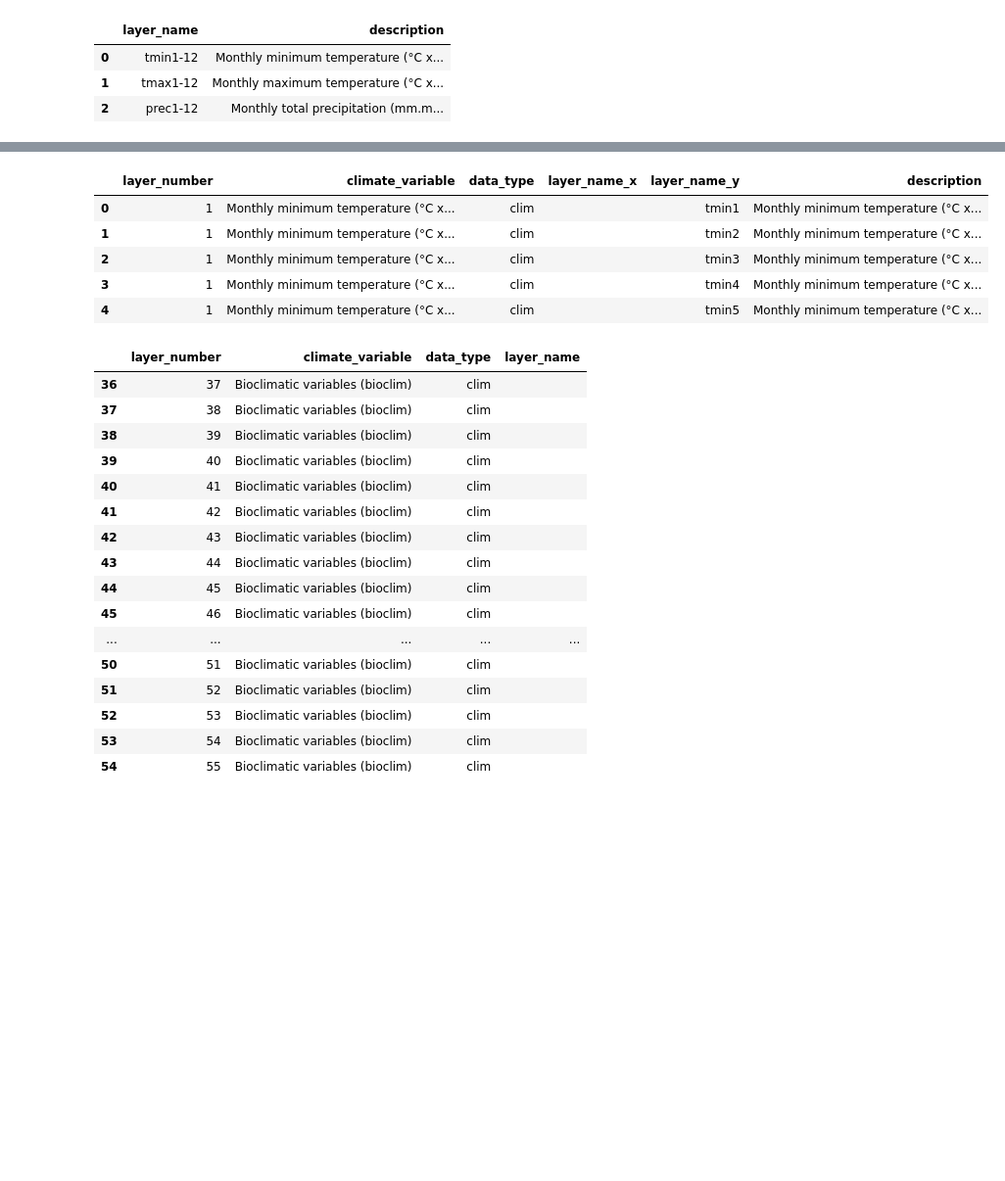
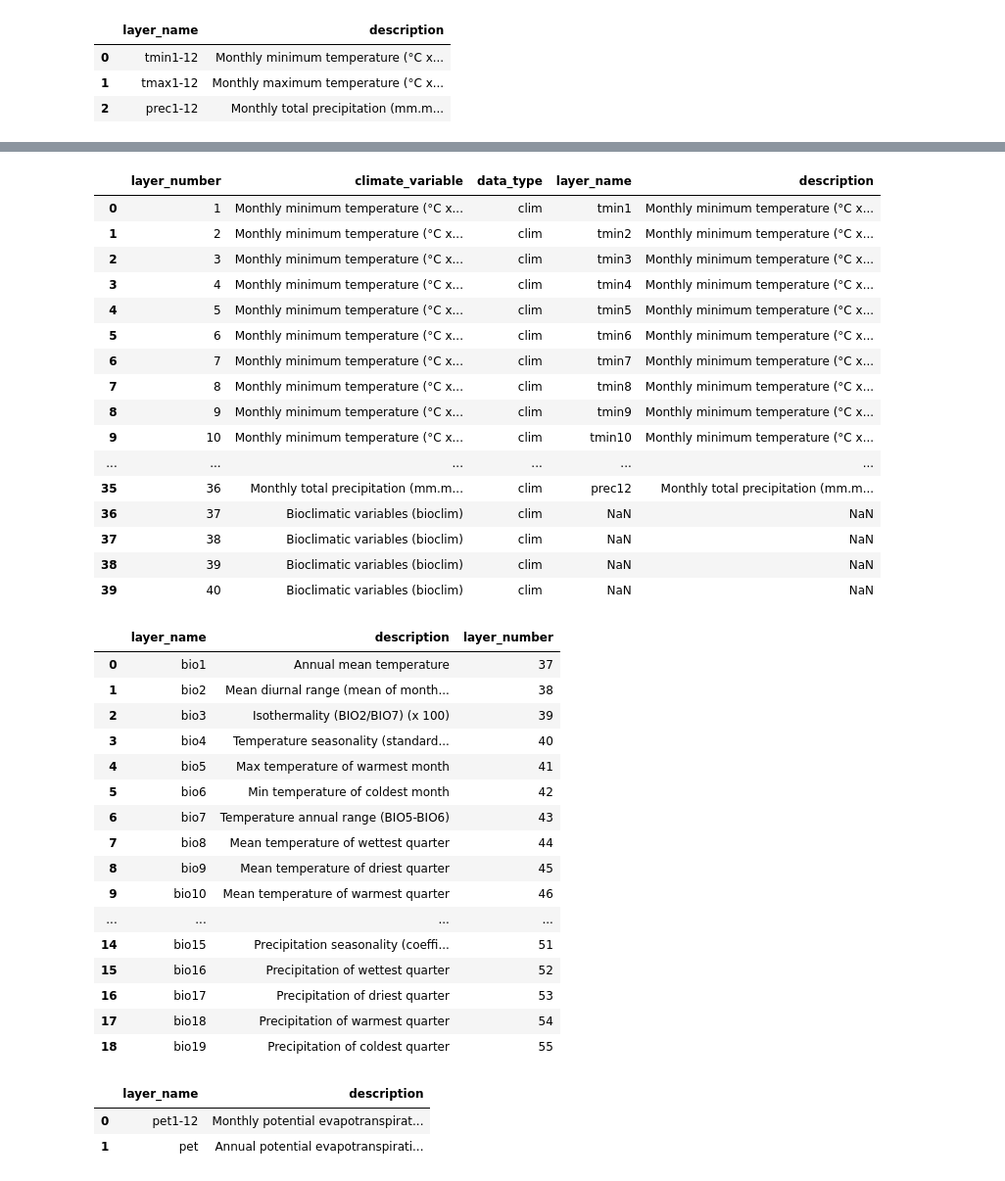
Before and after one commit to tahiri-lab/py_madaclim, a Jupyter notebook: src/coffeaphylogeo/geoclim/formatting_layers_metadata.ipynb, the cells around one changed output, grey strips where cells are left out. Shown: that part at 98% size. Cells and saved outputs as stored; diff of their text form; code cells hidden in the pictures; blank space fills up the shorter version.

```diff
--- a/src/coffeaphylogeo/geoclim/formatting_layers_metadata.ipynb
+++ b/src/coffeaphylogeo/geoclim/formatting_layers_metadata.ipynb
@@ -67,8 +75,6 @@ df = df.apply(split_layers, axis=1).stack().reset_index().drop(columns="level_0"
 df.columns = ['layer_number', 'climate_variable']
 # %%
 df["data_type"] = "clim"
-# %%
-df["layer_name"] = ""
 # %%
 df
 # %% [output]
@@ -142,0 +200,2 @@ pd.merge(df, new_monthly, left_on='climate_variable', right_on='description').gr
+# %%
+new_monthly["layer_number"] = 0
@@ -143,29 +228,20 @@ pd.merge(df, new_monthly, left_on='climate_variable', right_on='description').gr
 # %%
-pd.merge(df, new_monthly, how="inner", left_on="climate_variable", right_on="description").head()
+pd.merge(df, new_monthly, on="layer_number", how="outer").head(40)
 # %% [output]
-|  | layer_number | climate_variable | data_type | layer_name_x | layer_name_y | description |
-| 0 | 1 | Monthly minimum temperature (°C x... | clim |  | tmin1 | Monthly minimum temperature (°C x... |
-| 1 | 1 | Monthly minimum temperature (°C x... | clim |  | tmin2 | Monthly minimum temperature (°C x... |
-| 2 | 1 | Monthly minimum temperature (°C x... | clim |  | tmin3 | Monthly minimum temperature (°C x... |
-| 3 | 1 | Monthly minimum temperature (°C x... | clim |  | tmin4 | Monthly minimum temperature (°C x... |
-| 4 | 1 | Monthly minimum temperature (°C x... | clim |  | tmin5 | Monthly minimum temperature (°C x... |
+|  | layer_number | climate_variable | data_type | layer_name | description |
+| 0 | 1 | Monthly minimum temperature (°C x... | clim | tmin1 | Monthly minimum temperature (°C x... |
+| 1 | 2 | Monthly minimum temperature (°C x... | clim | tmin2 | Monthly minimum temperature (°C x... |
+| 2 | 3 | Monthly minimum temperature (°C x... | clim | tmin3 | Monthly minimum temperature (°C x... |
+| 3 | 4 | Monthly minimum temperature (°C x... | clim | tmin4 | Monthly minimum temperature (°C x... |
+| 4 | 5 | Monthly minimum temperature (°C x... | clim | tmin5 | Monthly minimum temperature (°C x... |
+| 5 | 6 | Monthly minimum temperature (°C x... | clim | tmin6 | Monthly minimum temperature (°C x... |
+| 6 | 7 | Monthly minimum temperature (°C x... | clim | tmin7 | Monthly minimum temperature (°C x... |
+| 7 | 8 | Monthly minimum temperature (°C x... | clim | tmin8 | Monthly minimum temperature (°C x... |
+| 8 | 9 | Monthly minimum temperature (°C x... | clim | tmin9 | Monthly minimum temperature (°C x... |
+| 9 | 10 | Monthly minimum temperature (°C x... | clim | tmin10 | Monthly minimum temperature (°C x... |
+| ... | ... | ... | ... | ... | ... |
+| 35 | 36 | Monthly total precipitation (mm.m... | clim | prec12 | Monthly total precipitation (mm.m... |
+| 36 | 37 | Bioclimatic variables (bioclim) | clim | NaN | NaN |
+| 37 | 38 | Bioclimatic variables (bioclim) | clim | NaN | NaN |
+| 38 | 39 | Bioclimatic variables (bioclim) | clim | NaN | NaN |
+| 39 | 40 | Bioclimatic variables (bioclim) | clim | NaN | NaN |
-# %%
-df[df["layer_number"].between(37, 55)]
-# %% [output]
-|  | layer_number | climate_variable | data_type | layer_name |
-| 36 | 37 | Bioclimatic variables (bioclim) | clim |  |
-| 37 | 38 | Bioclimatic variables (bioclim) | clim |  |
-| 38 | 39 | Bioclimatic variables (bioclim) | clim |  |
-| 39 | 40 | Bioclimatic variables (bioclim) | clim |  |
-| 40 | 41 | Bioclimatic variables (bioclim) | clim |  |
-| 41 | 42 | Bioclimatic variables (bioclim) | clim |  |
-| 42 | 43 | Bioclimatic variables (bioclim) | clim |  |
-| 43 | 44 | Bioclimatic variables (bioclim) | clim |  |
-| 44 | 45 | Bioclimatic variables (bioclim) | clim |  |
-| 45 | 46 | Bioclimatic variables (bioclim) | clim |  |
-| ... | ... | ... | ... | ... |
-| 50 | 51 | Bioclimatic variables (bioclim) | clim |  |
-| 51 | 52 | Bioclimatic variables (bioclim) | clim |  |
-| 52 | 53 | Bioclimatic variables (bioclim) | clim |  |
-| 53 | 54 | Bioclimatic variables (bioclim) | clim |  |
-| 54 | 55 | Bioclimatic variables (bioclim) | clim |  |
@@ -171,0 +254,20 @@ df[df["layer_number"].between(37, 55)]
+# %%
+bio_vars
+# %% [output]
+|  | layer_name | description | layer_number |
+| 0 | bio1 | Annual mean temperature | 37 |
+| 1 | bio2 | Mean diurnal range (mean of month... | 38 |
+| 2 | bio3 | Isothermality (BIO2/BIO7) (x 100) | 39 |
+| 3 | bio4 | Temperature seasonality (standard... | 40 |
+| 4 | bio5 | Max temperature of warmest month | 41 |
+| 5 | bio6 | Min temperature of coldest month | 42 |
+| 6 | bio7 | Temperature annual range (BIO5-BIO6) | 43 |
+| 7 | bio8 | Mean temperature of wettest quarter | 44 |
+| 8 | bio9 | Mean temperature of driest quarter | 45 |
+| 9 | bio10 | Mean temperature of warmest quarter | 46 |
+| ... | ... | ... | ... |
+| 14 | bio15 | Precipitation seasonality (coeffi... | 51 |
+| 15 | bio16 | Precipitation of wettest quarter | 52 |
+| 16 | bio17 | Precipitation of driest quarter | 53 |
+| 17 | bio18 | Precipitation of warmest quarter | 54 |
+| 18 | bio19 | Precipitation of coldest quarter | 55 |
@@ -171,0 +278,6 @@ df[df["layer_number"].between(37, 55)]
+# %%
+evap_df
+# %% [output]
+|  | layer_name | description |
+| 0 | pet1-12 | Monthly potential evapotranspirat... |
+| 1 | pet | Annual potential evapotranspirati... |
```
Also changed, not shown: parts of 35 cells of this notebook.
